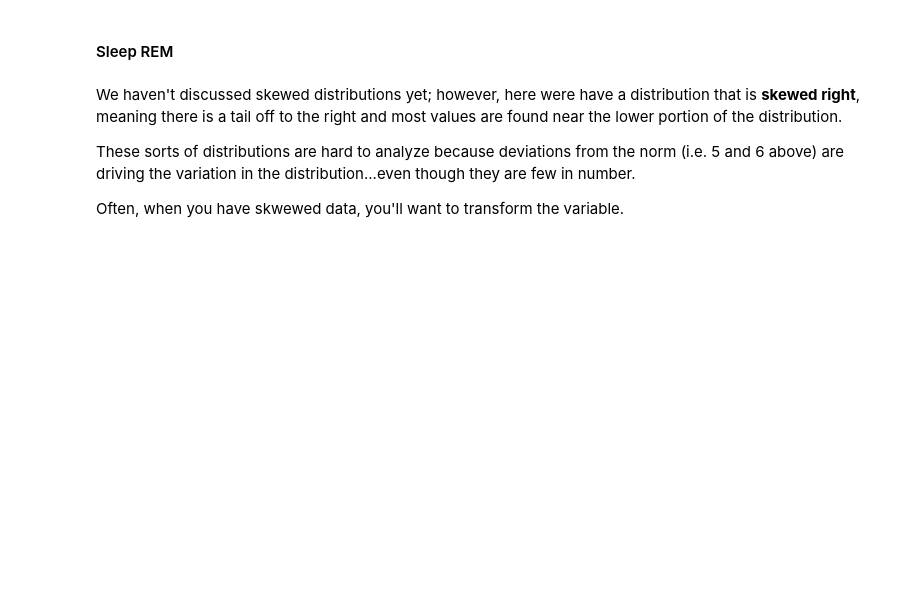
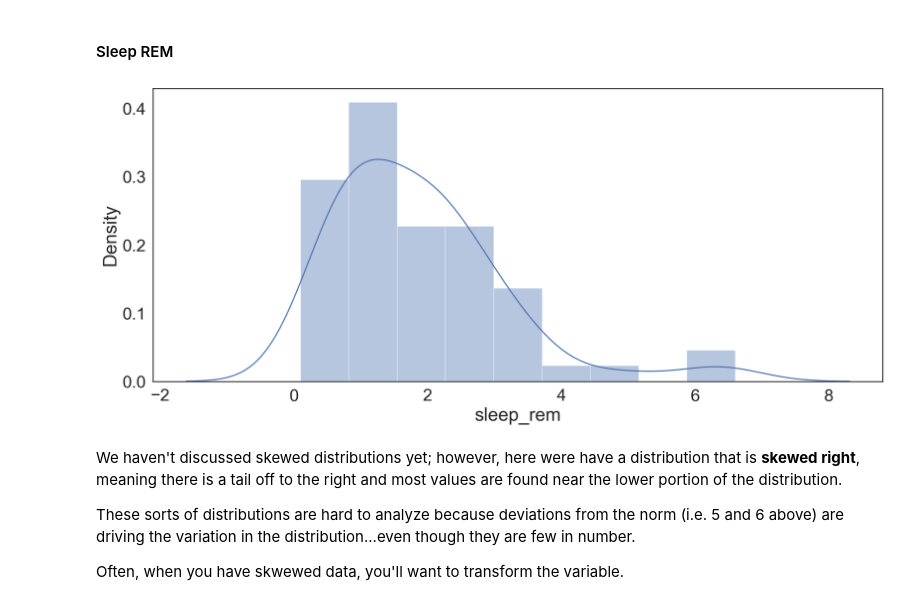
Before and after one commit to 404EZRA/Lectures-Wi21, a Jupyter notebook: 05_analysis/05_01_descriptive.ipynb, the cells around one changed output. Drawn from its saved outputs; the diff is of its cells as text; code cells hidden in the pictures; blank space fills up the shorter version.

```diff
--- a/05_analysis/05_01_descriptive.ipynb
+++ b/05_analysis/05_01_descriptive.ipynb
@@ -210,7 +278,9 @@ Total Sleep is approximately Normal. Now, these are real data, so they won't alw
 # %%
 # REM sleep is skewed
 # inflation toward lower rem sleep times
-sns.distplot(df['sleep_total']);
+sns.distplot(df['sleep_rem']);
+# %% [output]
+[figure, added]
 # %% [markdown]
 We haven't discussed skewed distributions yet; however, here were have a distribution that is **skewed right**, meaning there is a tail off to the right and most values are found near the lower portion of the distribution.
 
```
Also changed, not shown: parts of 41 cells of this notebook, 1 other file.
